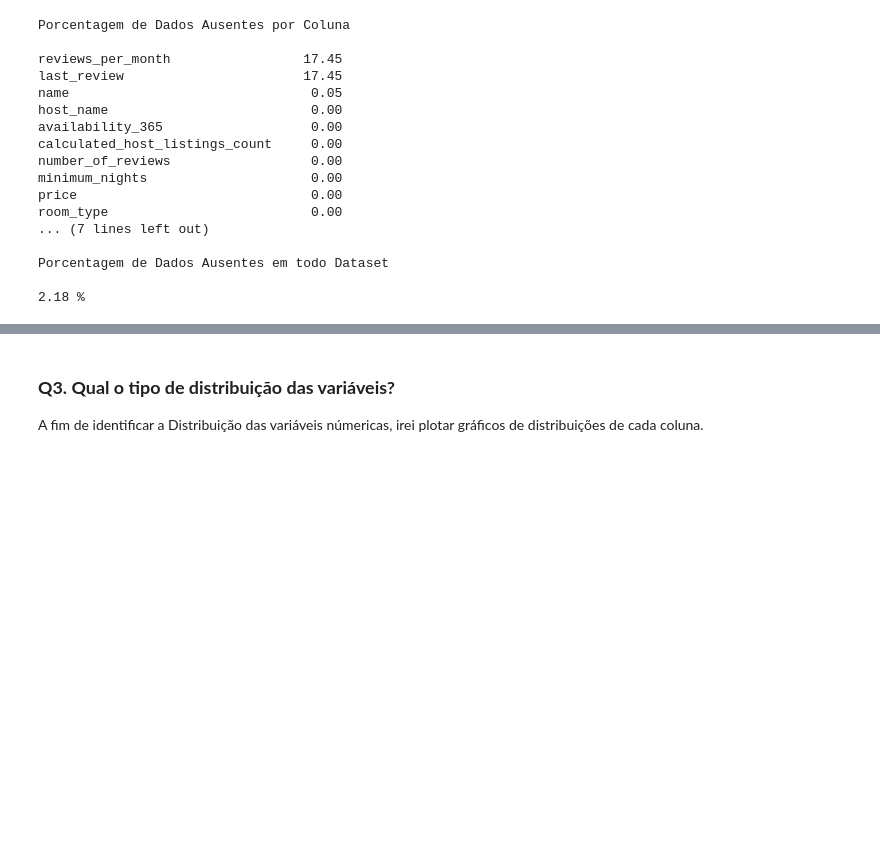
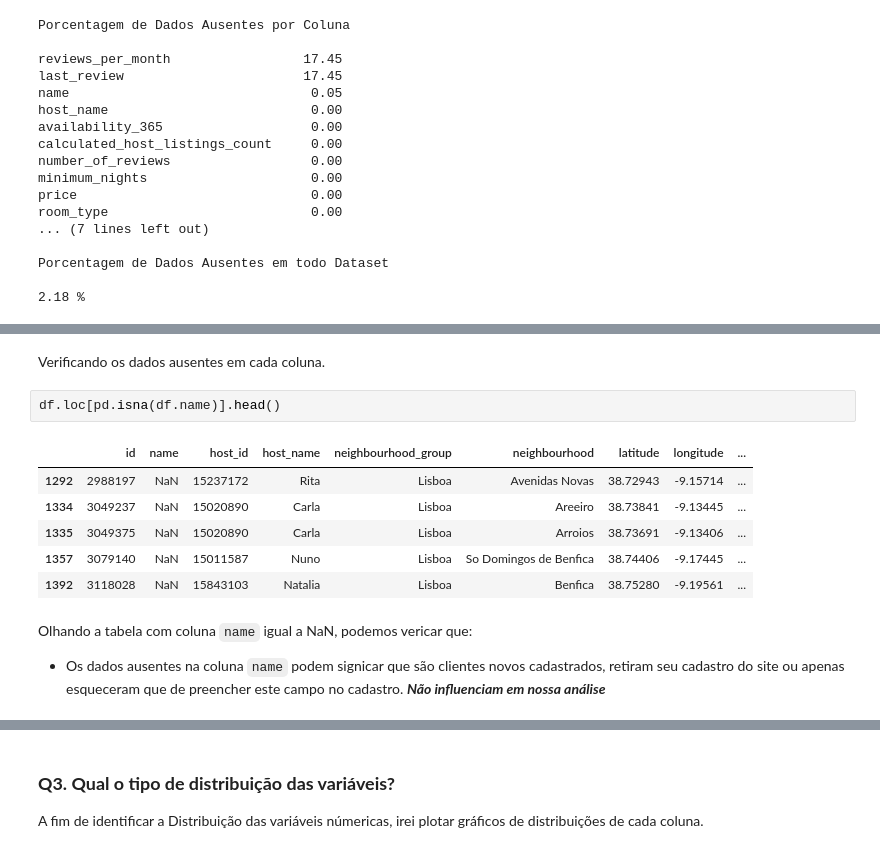
Before and after one commit to djanmagno/projetos_data_science, a Jupyter notebook: Analisando_os_Dados_do_Airbnb_Lisboa.ipynb, the cells around one changed output, grey strips where cells are left out. Drawn from its saved outputs; the diff is of its cells as text; blank space fills up the shorter version.

```diff
--- a/Analisando_os_Dados_do_Airbnb_Lisboa.ipynb
+++ b/Analisando_os_Dados_do_Airbnb_Lisboa.ipynb
@@ -195,0 +216,14 @@ Porcentagem de Dados Ausentes em todo Dataset
+# %% [markdown]
+Verificando os dados ausentes em cada coluna.
+# %%
+df.loc[pd.isna(df.name)].head()
+# %% [output]
+|  | id | name | host_id | host_name | neighbourhood_group | neighbourhood | latitude | longitude | ... |
+| 1292 | 2988197 | NaN | 15237172 | Rita | Lisboa | Avenidas Novas | 38.72943 | -9.15714 | ... |
+| 1334 | 3049237 | NaN | 15020890 | Carla | Lisboa | Areeiro | 38.73841 | -9.13445 | ... |
+| 1335 | 3049375 | NaN | 15020890 | Carla | Lisboa | Arroios | 38.73691 | -9.13406 | ... |
+| 1357 | 3079140 | NaN | 15011587 | Nuno | Lisboa | So Domingos de Benfica | 38.74406 | -9.17445 | ... |
+| 1392 | 3118028 | NaN | 15843103 | Natalia | Lisboa | Benfica | 38.75280 | -9.19561 | ... |
+# %% [markdown]
+Olhando a tabela com coluna `name` igual a NaN, podemos vericar que:
+  * Os dados ausentes na coluna `name` podem signicar que são clientes novos cadastrados, retiram seu cadastro do site ou apenas esqueceram que de preencher este campo no cadastro. ***Não influenciam em nossa análise***
```
Also changed, not shown: parts of 11 cells of this notebook, 1 other file.
